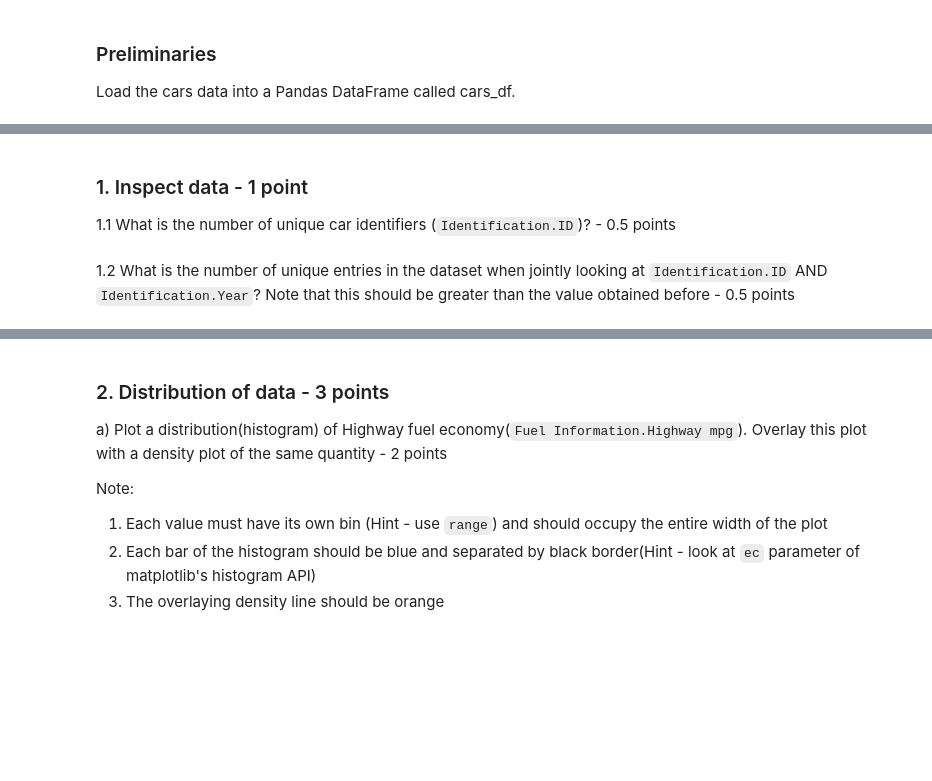
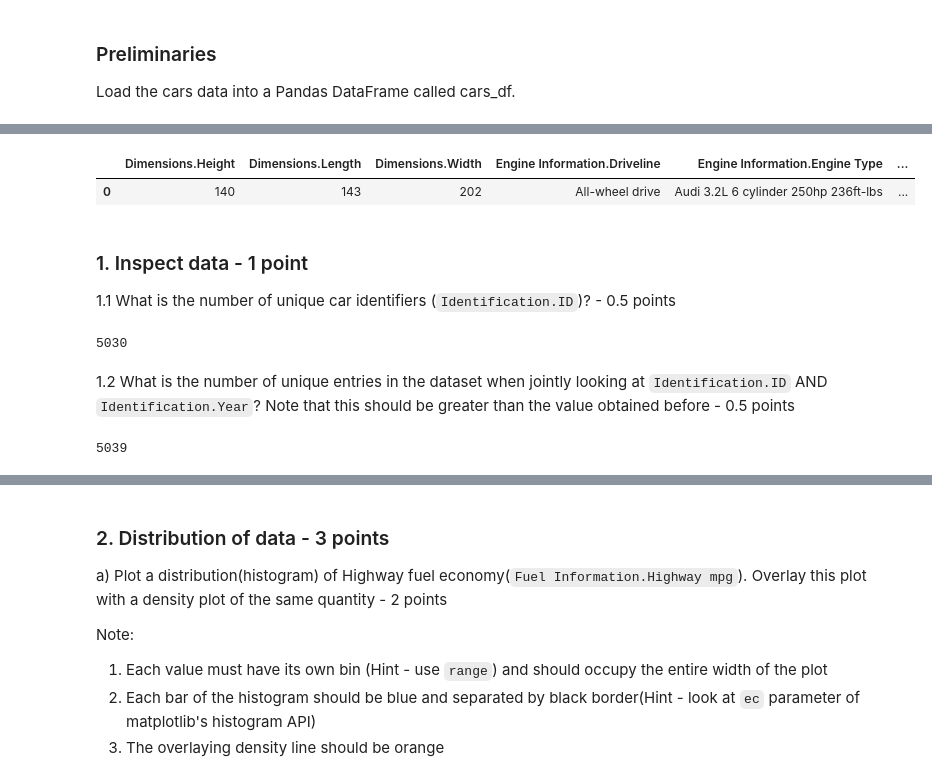
Before and after one commit to kiah-ucsd/DES200, a Jupyter notebook: HW3.ipynb, the cells around one changed output, grey strips where cells are left out. Saved outputs shown, nothing was run; the diff lists cells and outputs as text; code cells hidden in the pictures; blank space fills up the shorter version.

```diff
--- a/HW3.ipynb
+++ b/HW3.ipynb
@@ -81,5 +102,8 @@ len(cars_df)
 # %%
-cars_df.head()
+cars_df.head(1)
+# %% [output]
+|  | Dimensions.Height | Dimensions.Length | Dimensions.Width | Engine Information.Driveline | Engine Information.Engine Type | ... |
+| 0 | 140 | 143 | 202 | All-wheel drive | Audi 3.2L 6 cylinder 250hp 236ft-lbs | ... |
 # %% [markdown]
 ### 1. Inspect data - 1 point
 
@@ -89,2 +111,8 @@ cars_df.head()
+# %%
+# YOUR CODE HERE
+unique_ids = cars_df['Identification.ID'].nunique() #or .drop_duplicates().shape[0]
+unique_ids
+# %% [output]
+5030
 # %% [markdown]
 1.2 What is the number of unique entries in the dataset when jointly looking at `Identification.ID` AND `Identification.Year`? Note that this should be greater than the value obtained before - 0.5 points
@@ -92,0 +119,6 @@ cars_df.head()
+# %%
+# YOUR CODE HERE
+unique_ids_and_years = cars_df[['Identification.ID','Identification.Year']].drop_duplicates().shape[0]
+unique_ids_and_years
+# %% [output]
+5039
```
Also changed, not shown: parts of 9 cells of this notebook.
